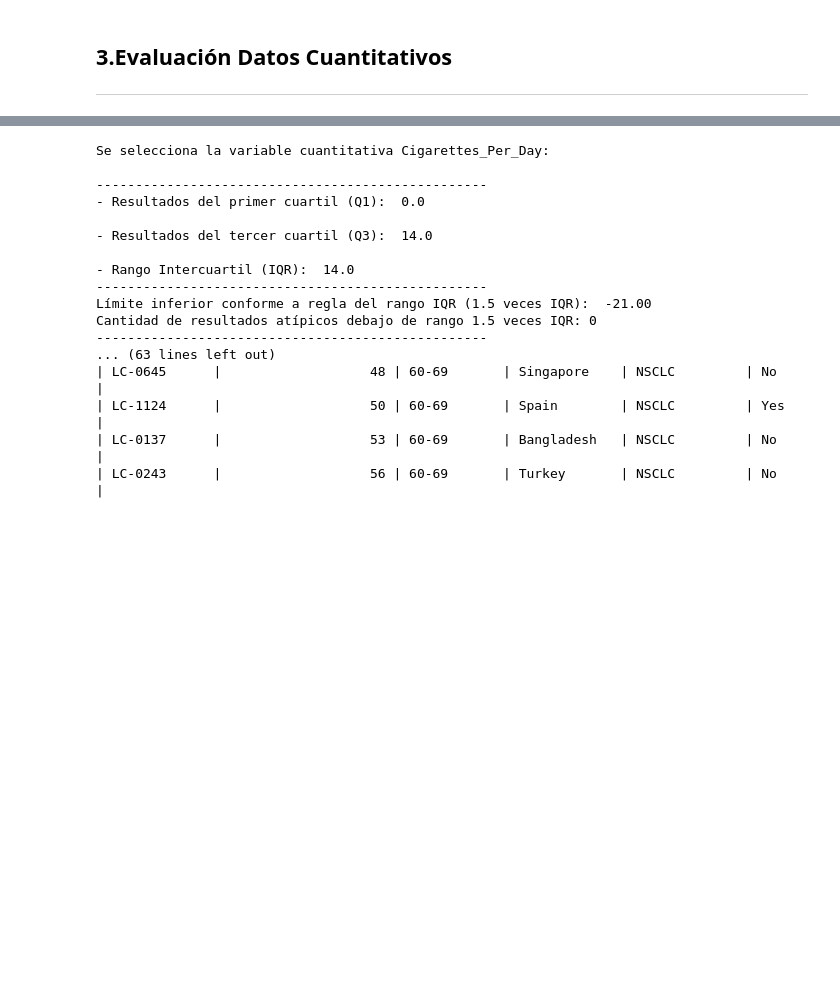
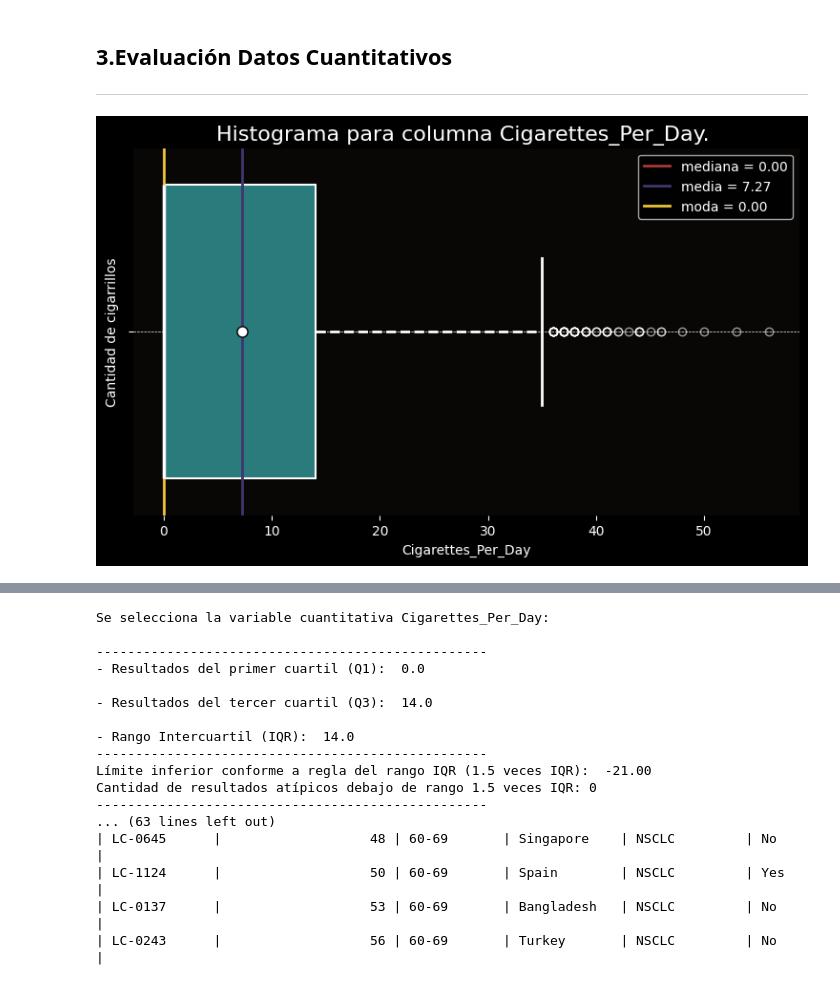
Before and after one commit to MiguelFigueroa02/MCPI_Student_Repo, a Jupyter notebook: courses/1-Semester/fundamentals of statistics/Projects/Notebooks/Estadística_Descriptiva_Visualización.ipynb, the cells around one changed output, grey strips where cells are left out. Saved outputs shown, nothing was run; the diff lists cells and outputs as text; code cells hidden in the pictures; blank space fills up the shorter version.

```diff
--- a/courses/1-Semester/fundamentals of statistics/Projects/Notebooks/Estadística_Descriptiva_Visualización.ipynb
+++ b/courses/1-Semester/fundamentals of statistics/Projects/Notebooks/Estadística_Descriptiva_Visualización.ipynb
@@ -341,6 +341,45 @@ def histograma(columna, unidades, bins='fd', kde=False, color='#1D7874',median_c
   plt.legend()
   ax.spines[['top','right']].set_visible(False)
   plt.show()
+# %%
+def boxplot(columna, unidades, title_labels='', bins='fd', kde=False, color='#1D7874',median_color='#AC3931',mode_color='#EAC435',media_color='#40376E'):
+  col = df[columna]
+  plt.figure(figsize=(9, 5))
+  plt.style.use("dark_background")
+  ax = plt.axes()
+  ax.set_facecolor('#080705')
+  boxprops = dict(facecolor="#2A7B7C", edgecolor="white", linewidth=1.5)
+  whiskerprops = dict(color="white", linewidth=2, linestyle="--")
+  capprops = dict(color="white", linewidth=2)
+  medianprops = dict(color="white", linewidth=2.5)
+  meanprops = dict(
+      marker="o", markeredgecolor="black", markerfacecolor="white", markersize=8
+  )
+  flierprops = dict(
+      marker="o", markerfacecolor="none", markeredgecolor="white", alpha=0.6
+  )
+
+  sns.boxplot(data=df, x=columna, orient='h', ax=ax,
+              showmeans=True,meanprops=meanprops,medianprops=medianprops,
+              whiskerprops=whiskerprops,capprops=capprops,boxprops=boxprops,
+              flierprops=flierprops
+              )
+  plt.axvline(col.median(), color=median_color, linewidth=2, label=f"mediana = {col.median():.2f}")
+  plt.axvline(col.mean(),   color=media_color, linewidth=2, label=f"media = {col.mean():.2f}")
+  plt.axvline(col.mode()[0],   color=mode_color, linewidth=2, label=f"moda = {col.mode()[0]:.2f}")
+  plt.title(f"Histograma para columna {columna}. {title_labels}", fontsize=16)
+  plt.xlabel(f'{columna}',fontsize=10)
+  plt.ylabel(unidades,fontsize=10)
+  ax.spines[['top','right','left','bottom']].set_visible(False)
+  ax.set_axisbelow(True)
+  ax.yaxis.grid(color='white', linestyle='--', linewidth=0.5)
+  plt.legend(loc='upper right')
+
+  plt.show()
+# %%
+boxplot('Cigarettes_Per_Day','Cantidad de cigarrillos')
+# %% [output]
+[figure, added]
 # %%
 histograma('Cigarettes_Per_Day','Cantidad de cigarrillos')
 # %% [output]
```
Also changed, not shown: parts of 2 cells of this notebook.
